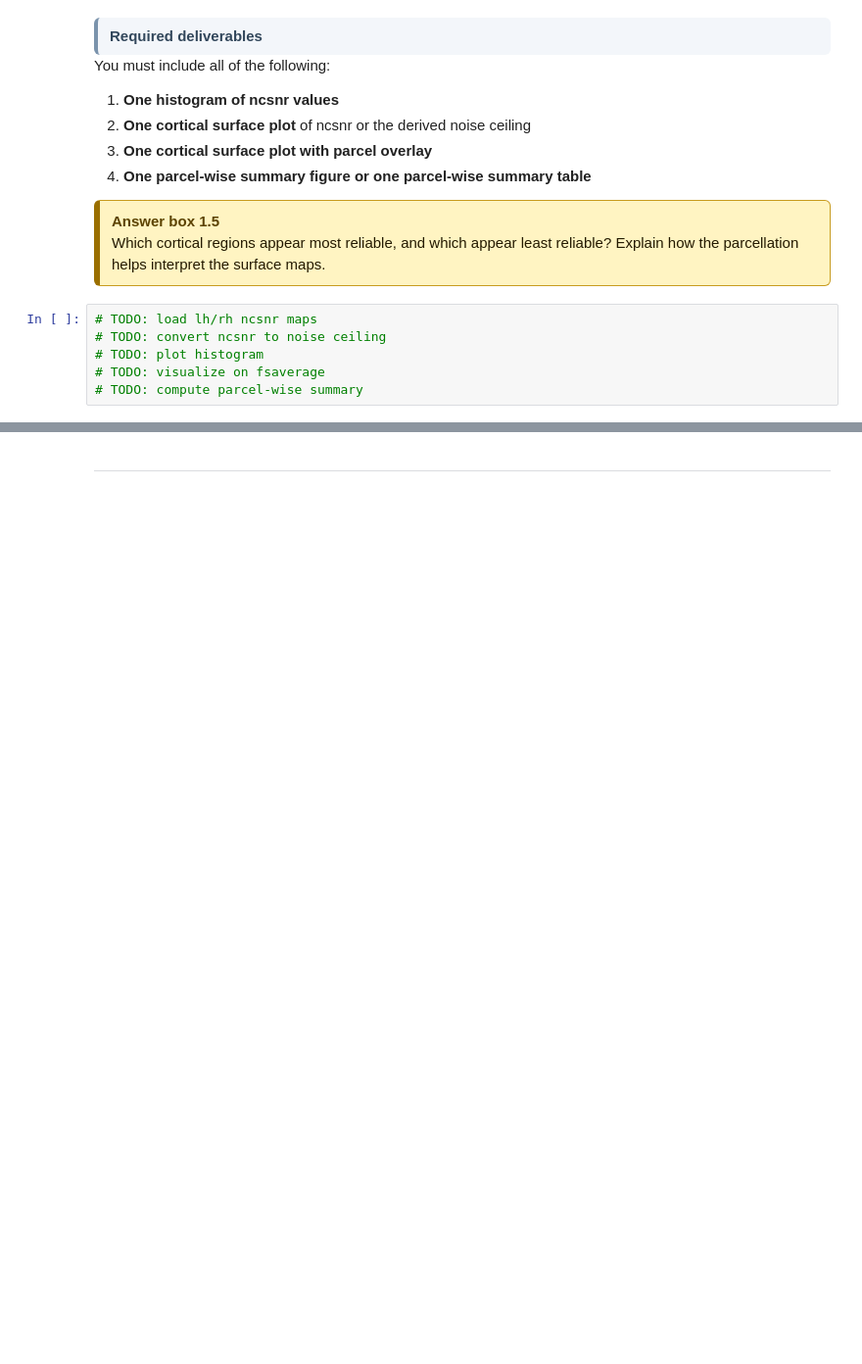
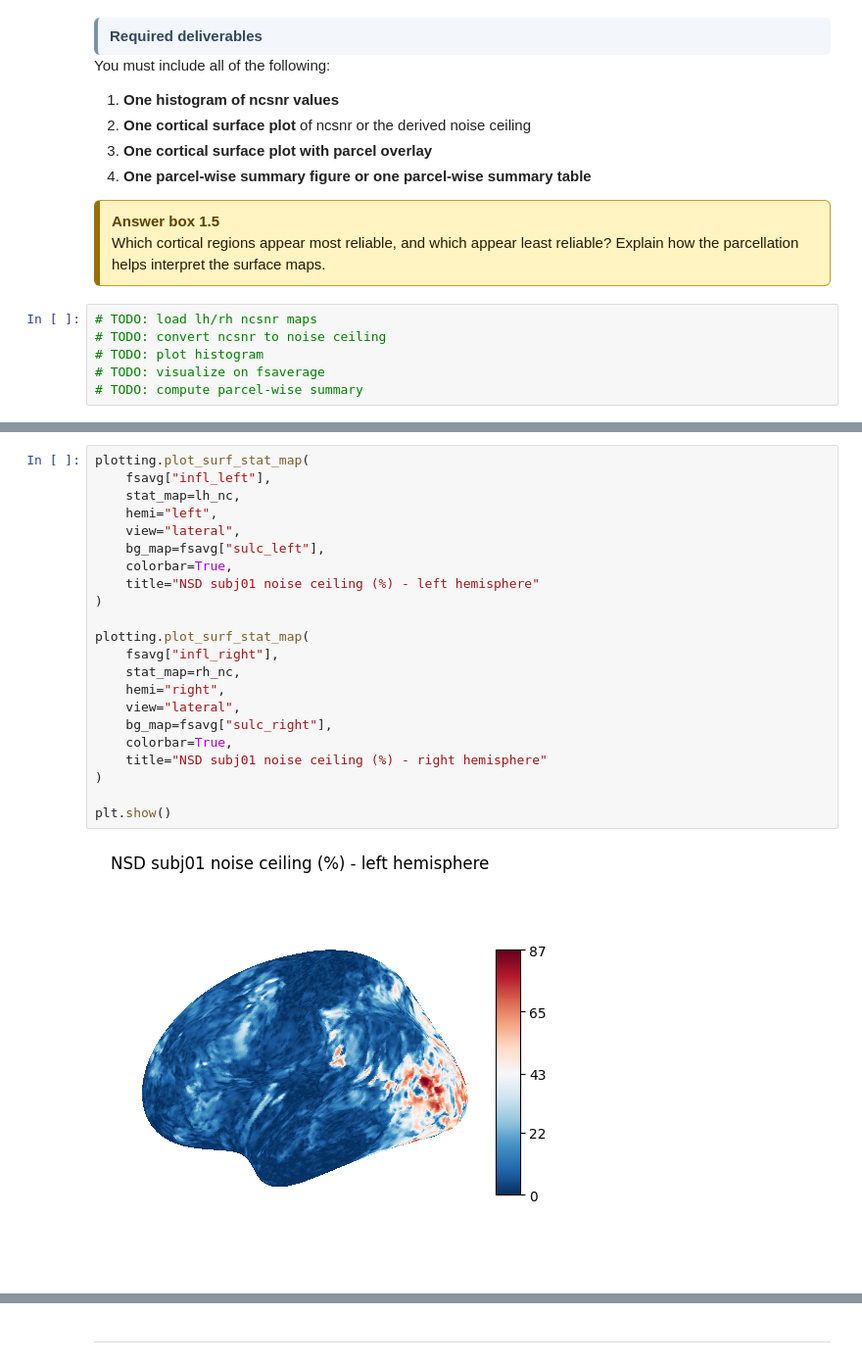
Before and after one commit to Shakikii/Brain-like_Project, a Jupyter notebook: nx414_project_2026.ipynb, the cells around one changed output, grey strips where cells are left out. Shown at 98% size. Saved outputs shown, nothing was run; the diff lists cells and outputs as text; blank space fills up the shorter version.

```diff
--- a/nx414_project_2026.ipynb
+++ b/nx414_project_2026.ipynb
@@ -1829,0 +1903,24 @@ You must include all of the following:
+# %%
+plotting.plot_surf_stat_map(
+    fsavg["infl_left"],
+    stat_map=lh_nc,
+    hemi="left",
+    view="lateral",
+    bg_map=fsavg["sulc_left"],
+    colorbar=True,
+    title="NSD subj01 noise ceiling (%) - left hemisphere"
+)
+
+plotting.plot_surf_stat_map(
+    fsavg["infl_right"],
+    stat_map=rh_nc,
+    hemi="right",
+    view="lateral",
+    bg_map=fsavg["sulc_right"],
+    colorbar=True,
+    title="NSD subj01 noise ceiling (%) - right hemisphere"
+)
+
+plt.show()
+# %% [output]
+[figure, added]
```
Also changed, not shown: parts of 11 cells of this notebook.
